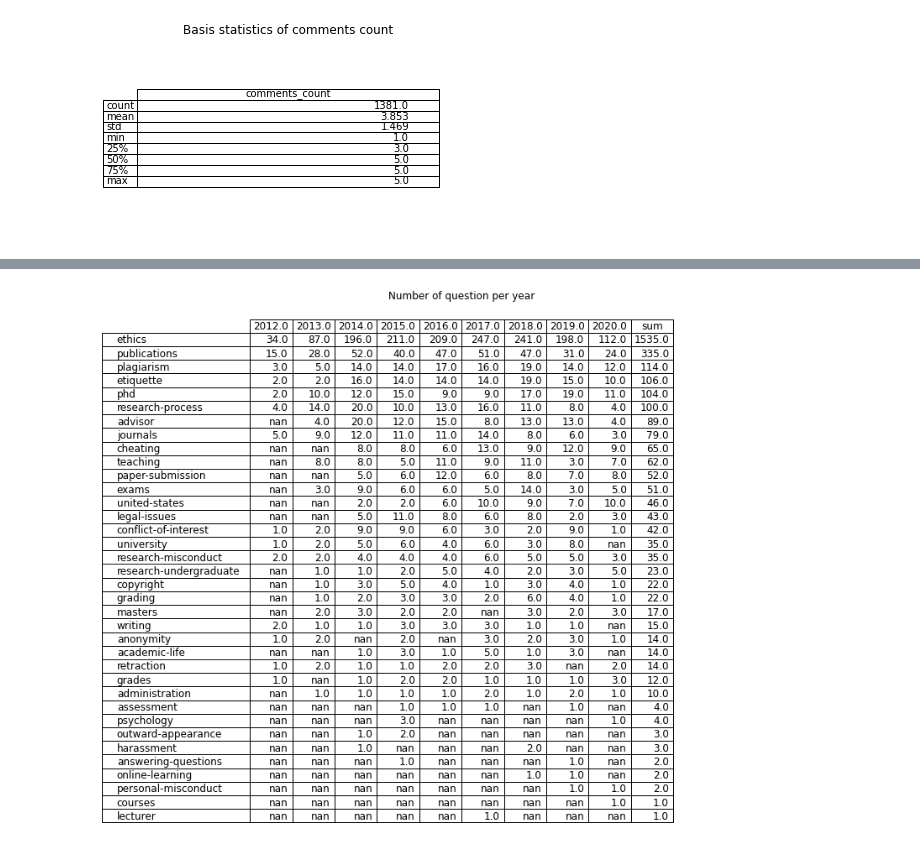
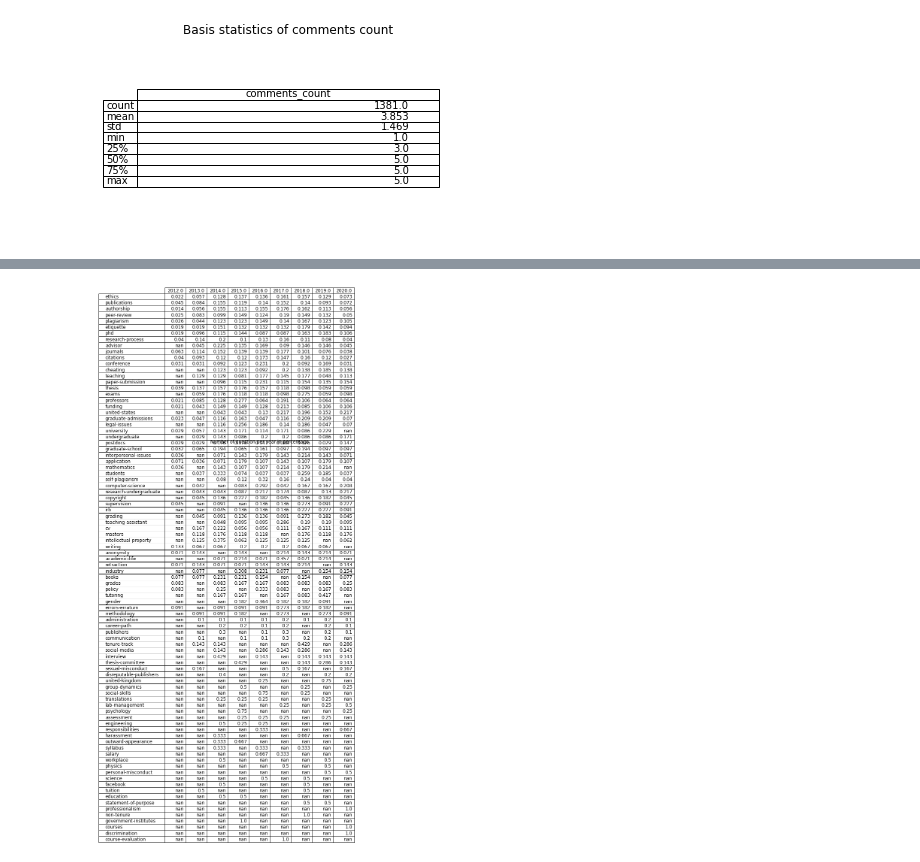
Before and after one commit to xdragolo/topicGroupsAndTimeframesIdentification, a Jupyter notebook: Data_Analysis/general_overview.ipynb, the cells around one changed output, grey strips where cells are left out. Saved outputs shown, nothing was run; the diff lists cells and outputs as text; code cells hidden in the pictures.

```diff
--- a/Data_Analysis/general_overview.ipynb
+++ b/Data_Analysis/general_overview.ipynb
@@ -237,7 +313,7 @@ for a in df.loc[df['closed'] == True]['tags']:
 cnt = collections.Counter(all_tags)
 
 closed = {}
-for w,f in cnt.most_common(top):
+for w,f in cnt.most_common()[:top]:
     closed[w] = f
 
 closed_ratio = pd.DataFrame(index = closed.keys())
@@ -245,16 +321,19 @@ closed_value = [v for k,v in closed.items()]
 all_value = [ cnt_all[k] for k in closed.keys()]
 closed_ratio['closed'] = closed_value
 closed_ratio['count'] = all_value
+closed_ratio = closed_ratio.sort_values(by='closed', ascending = False)
+
 closed_ratio['ratio_closed[%]'] = round(closed_ratio['closed']/closed_ratio['count'] *100,3)
 closed_ratio = closed_ratio.sort_values(by='ratio_closed[%]', ascending = False)
 
+closed_ratio
 
 plt.figure(figsize=(4,8))
 ax = plt.subplot(111, frame_on=False) # no visible frame
 ax.xaxis.set_visible(False)  # hide the x axis
 ax.yaxis.set_visible(False)  # hide the y axis
 
-t = table(ax, closed_ratio['ratio_closed[%]'],loc = 'center')  # where df is your data frame
+t = table(ax, np.round(closed_ratio['ratio_closed[%]'],1),loc = 'center')  # where df is your data frame
 t.set_fontsize(10)
 t.scale(1.5, 1.5)
 plt.subplots_adjust(left=0.2, bottom=0.2,)
@@ -590,25 +667,29 @@ list(set(all_tags))
 # %%
 number_per_year_df = pd.DataFrame()
 for t in list(set(all_tags)):
     one_record  = df.loc[df.apply(lambda x :  t in x['tags'],axis=1)]['title'].rename(t).groupby([df.asked.dt.year]).agg('count')
     number_per_year_df = number_per_year_df.append(one_record)
 
 number_per_year_df = number_per_year_df.sort_index(axis=1)
+cols = number_per_year_df.columns
 number_per_year_df['sum'] = number_per_year_df.sum(axis=1)
 number_per_year_df= number_per_year_df.sort_values(by='sum', ascending = False)
+number_per_year_df = number_per_year_df[cols].div(number_per_year_df['sum'], axis=0)
+
 
 
 plt.figure(figsize=(10,13))
 ax = plt.subplot(111, frame_on=False) # no visible frame
 ax.xaxis.set_visible(False)  # hide the x axis
 ax.yaxis.set_visible(False)  # hide the y axis
-t = table(ax,  number_per_year_df,loc = 'center',)
+t = table(ax, np.round(number_per_year_df,3),loc = 'center',)
 t.set_fontsize(12)# where df is your data frame
 t.scale(1,1.5)
 plt.subplots_adjust(left=0.2, bottom=0.2)
 
-plt.title('Number of question per year')
+
+plt.title('Number of question per year in percentage')
 plt.savefig('./figures/number_of_question_per_year_for_every_tag.png', bbox_inches='tight')
 # %% [output]
-[figure, old version]
+[figure, new version]
 # %%
```
Also changed, not shown: parts of 15 cells of this notebook, 13 other files.
